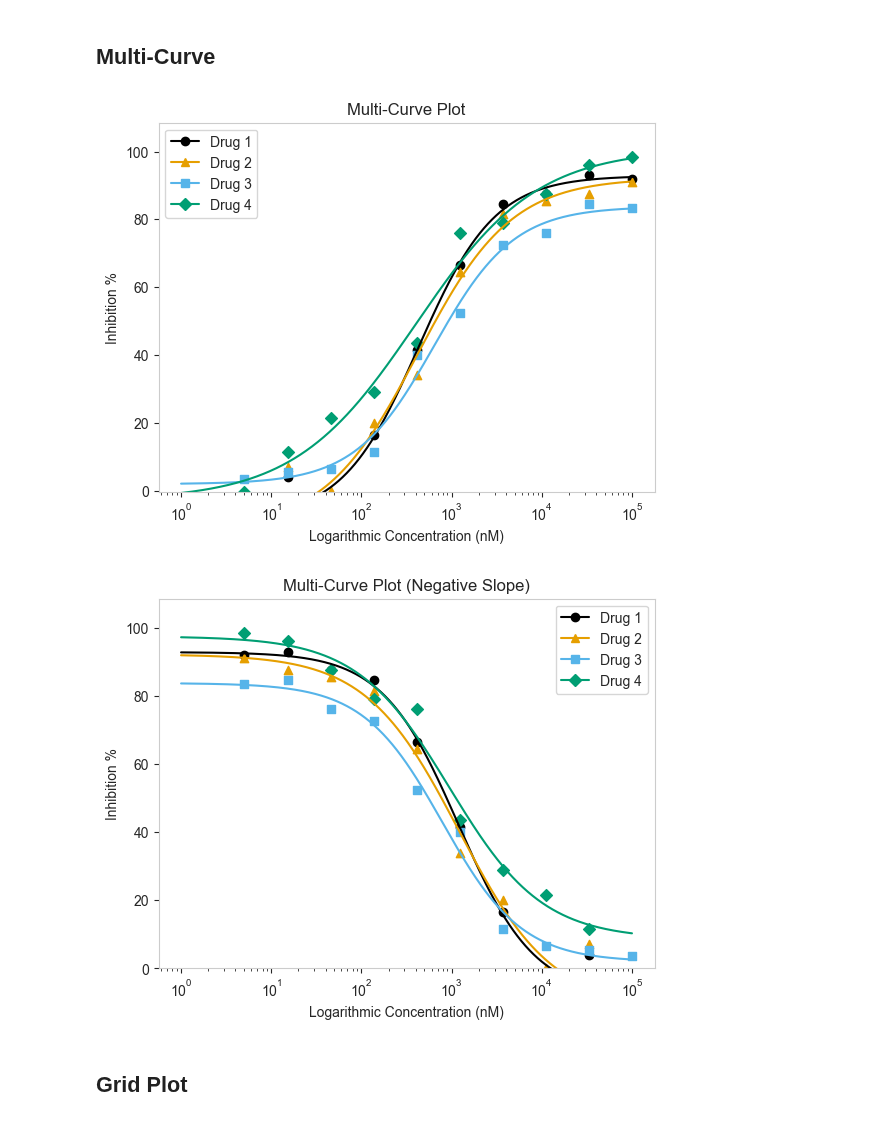
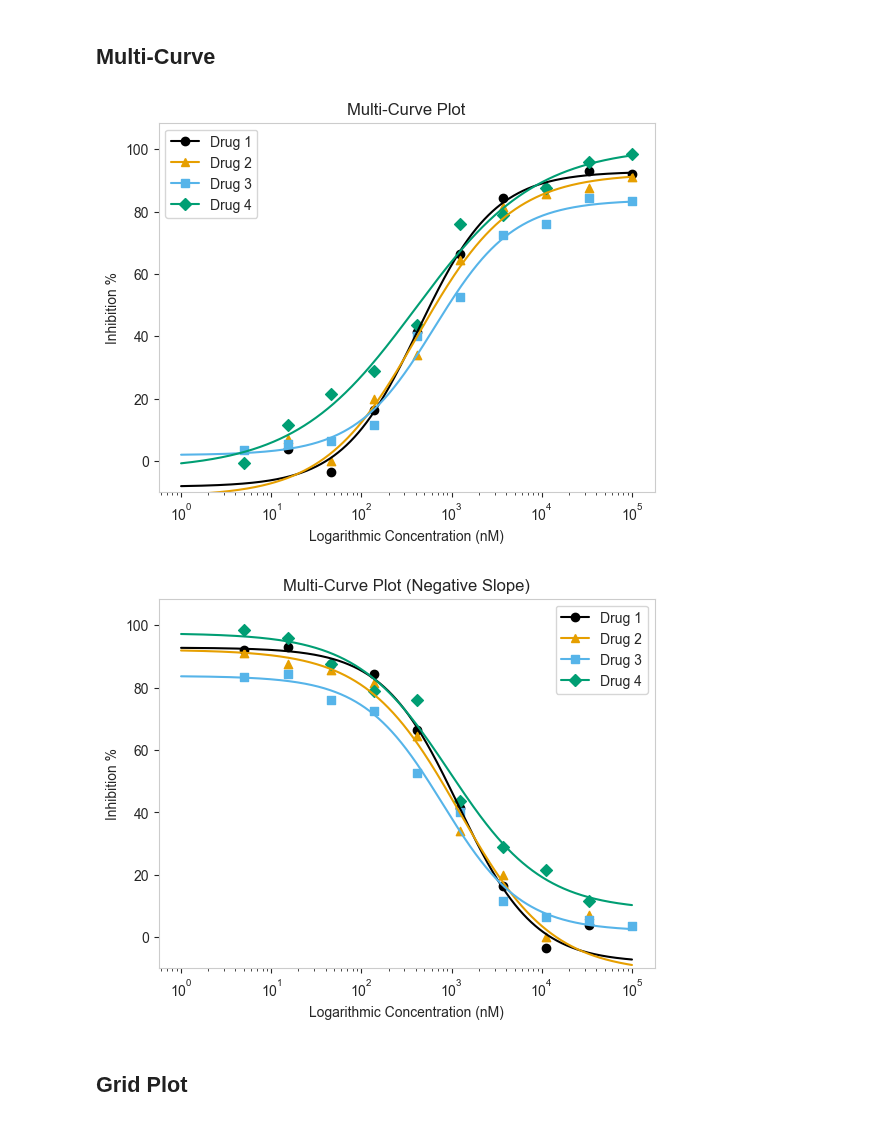
Before and after one commit to tlint101/py50, a Jupyter notebook: tutorials/001_quickstart.ipynb, the cells around one changed output. Drawn from its saved outputs; the diff is of its cells as text; code cells hidden in the pictures.

```diff
--- a/tutorials/001_quickstart.ipynb
+++ b/tutorials/001_quickstart.ipynb
@@ -85,28 +85,30 @@ figure = plot_data.multi_curve_plot(name_col='Compound Name',
                                     ylabel='Inhibition %',
                                     legend=True,
                                     line_color=CBPALETTE,
-                                    marker=CBMARKERS)
+                                    marker=CBMARKERS,
+                                    ymin=-10)
 # %% [output]
-[figure, old version]
+[figure, new version]
 # %%
 # For negative slope
 # Read in Dataset
 multi = pd.read_csv('../dataset/multiple_example_negative.csv')
 
 # Instantiate dataframe into the PlotCurve class
 plot_data = PlotCurve(multi)
 
 figure = plot_data.multi_curve_plot(name_col='Compound Name',
                                     concentration_col='Compound Conc',
                                     response_col='% Inhibition Avg',
                                     plot_title='Multi-Curve Plot (Negative Slope)',
                                     xlabel='Logarithmic Concentration (nM)',
                                     ylabel='Inhibition %',
                                     legend=True,
                                     line_color=CBPALETTE,
-                                    marker=CBMARKERS)
+                                    marker=CBMARKERS,
+                                    ymin=-10)
 # %% [output]
-[figure, old version]
+[figure, new version]
 # %% [markdown]
 ## Grid Plot
 # %%
```
Also changed, not shown: 4 other files.
